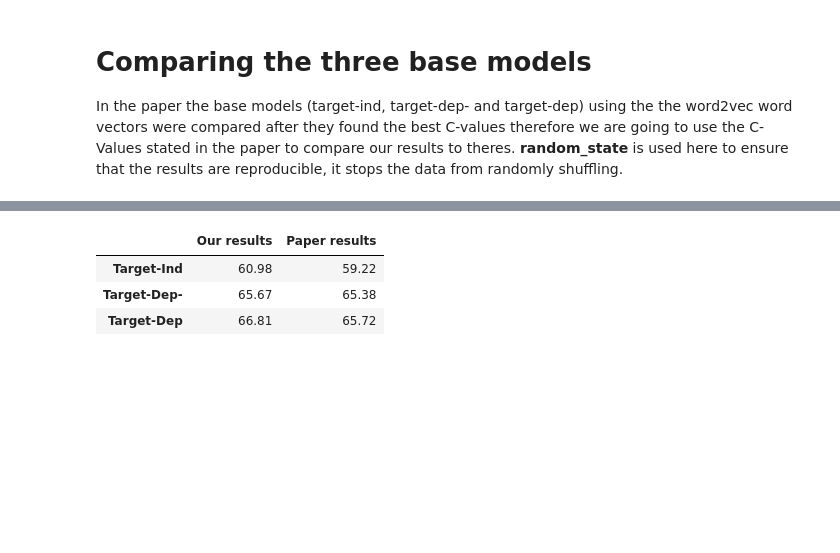
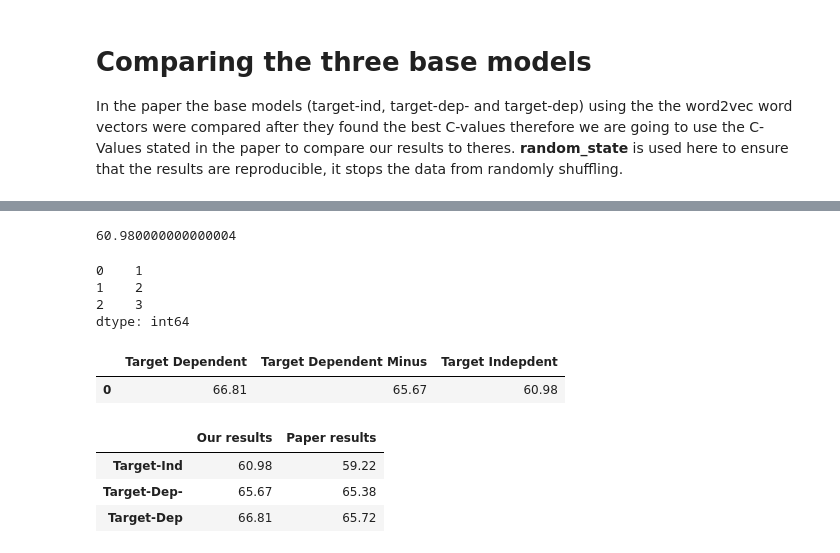
Before and after one commit to apmoore1/Bella, a Jupyter notebook: notebooks/target_model.ipynb, the cells around one changed output, grey strips where cells are left out. Saved outputs shown, nothing was run; the diff lists cells and outputs as text; code cells hidden in the pictures; blank space fills up the shorter version.

```diff
--- a/notebooks/target_model.ipynb
+++ b/notebooks/target_model.ipynb
@@ -70,2 +107,19 @@ In the paper the base models (target-ind, target-dep- and target-dep) using the
+# %%
+d=pd.Series(list(all_results.values()))
+list(all_results.values())[0][0]
+# %% [output]
+60.980000000000004
+# %%
+pd.Series([1,2,3])
+# %% [output]
+0    1
+1    2
+2    3
+dtype: int64
+# %%
+pd.DataFrame(all_results)
+# %% [output]
+|  | Target Dependent | Target Dependent Minus | Target Indepdent |
+| 0 | 66.81 | 65.67 | 60.98 |
 # %%
 # Instances of the models
```
Also changed, not shown: parts of 8 cells of this notebook, 2 other files.
